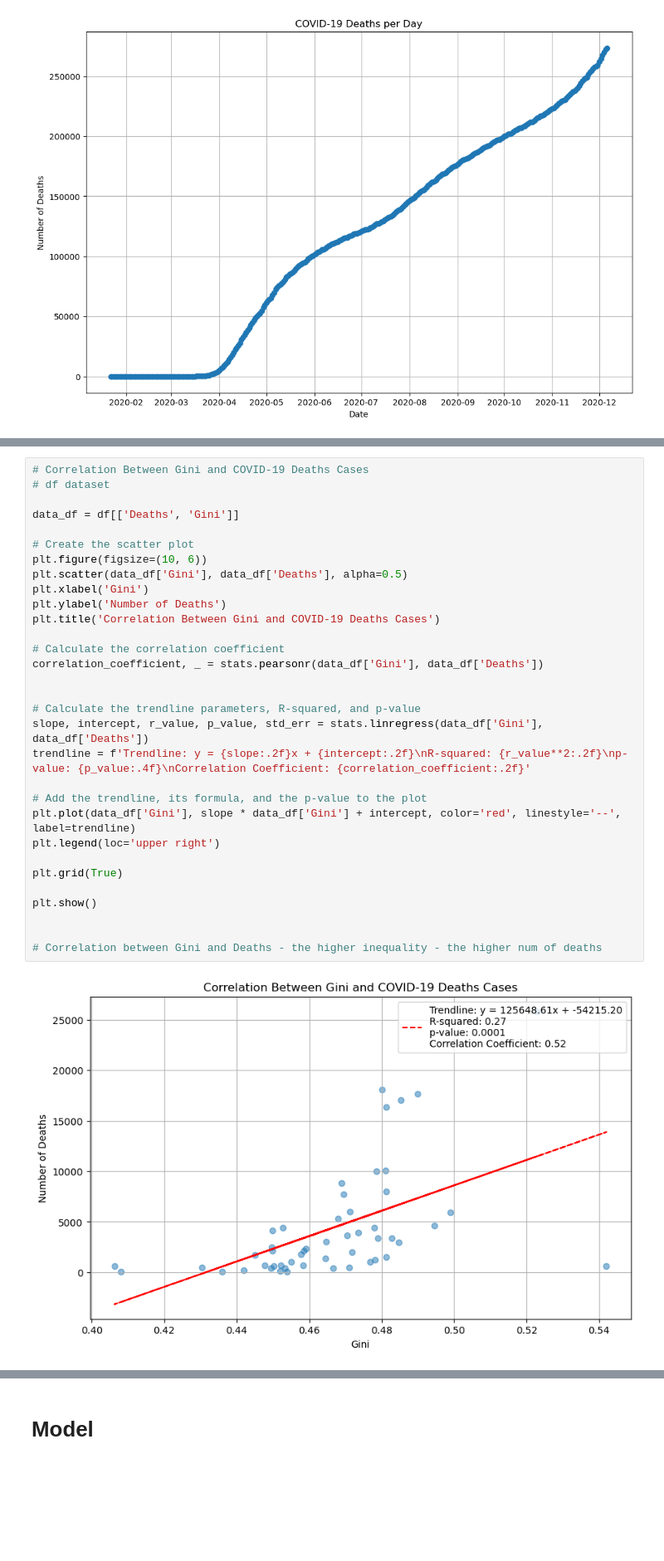
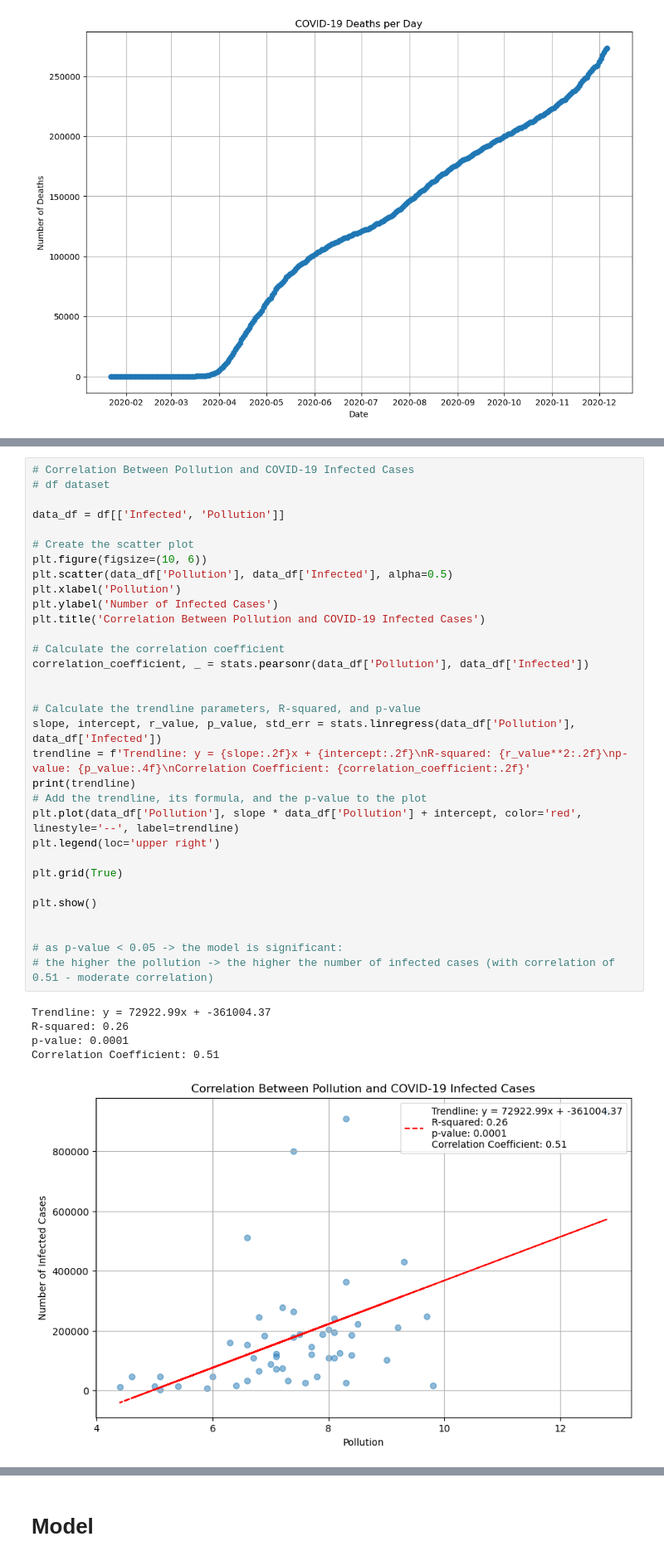
Before and after one commit to viktoriia-yuzkiv/COVID19-Spread-Data-Analysis-and-Modeling, a Jupyter notebook: COVID-10 Spread in the U.S..ipynb, the cells around one changed output, grey strips where cells are left out. Shown: that part at 83% size. Saved outputs shown, nothing was run; the diff lists cells and outputs as text; blank space fills up the shorter version.

Commit message:
Updated the charts

```diff
--- a/COVID-10 Spread in the U.S..ipynb
+++ b/COVID-10 Spread in the U.S..ipynb
@@ -328,33 +238,38 @@ plt.show()
-# %%
-# Correlation Between Gini and COVID-19 Deaths Cases
-# df dataset
-
-data_df = df[['Deaths', 'Gini']]
-
-# Create the scatter plot
-plt.figure(figsize=(10, 6))
-plt.scatter(data_df['Gini'], data_df['Deaths'], alpha=0.5)
-plt.xlabel('Gini')
-plt.ylabel('Number of Deaths')
-plt.title('Correlation Between Gini and COVID-19 Deaths Cases')
-
-# Calculate the correlation coefficient
-correlation_coefficient, _ = stats.pearsonr(data_df['Gini'], data_df['Deaths'])
-
-
-# Calculate the trendline parameters, R-squared, and p-value
-slope, intercept, r_value, p_value, std_err = stats.linregress(data_df['Gini'], data_df['Deaths'])
-trendline = f'Trendline: y = {slope:.2f}x + {intercept:.2f}\nR-squared: {r_value**2:.2f}\np-value: {p_value:.4f}\nCorrelation Coefficient: {correlation_coefficient:.2f}'
-
-# Add the trendline, its formula, and the p-value to the plot
-plt.plot(data_df['Gini'], slope * data_df['Gini'] + intercept, color='red', linestyle='--', label=trendline)
-plt.legend(loc='upper right')
-
-plt.grid(True)
-
-plt.show()
-
-
-# Correlation between Gini and Deaths - the higher inequality - the higher num of deaths
-# %% [output]
-[figure, removed]
+# %%
+# Correlation Between Pollution and COVID-19 Infected Cases
+# df dataset
+
+data_df = df[['Infected', 'Pollution']]
+
+# Create the scatter plot
+plt.figure(figsize=(10, 6))
+plt.scatter(data_df['Pollution'], data_df['Infected'], alpha=0.5)
+plt.xlabel('Pollution')
+plt.ylabel('Number of Infected Cases')
+plt.title('Correlation Between Pollution and COVID-19 Infected Cases')
+
+# Calculate the correlation coefficient
+correlation_coefficient, _ = stats.pearsonr(data_df['Pollution'], data_df['Infected'])
+
+
+# Calculate the trendline parameters, R-squared, and p-value
+slope, intercept, r_value, p_value, std_err = stats.linregress(data_df['Pollution'], data_df['Infected'])
+trendline = f'Trendline: y = {slope:.2f}x + {intercept:.2f}\nR-squared: {r_value**2:.2f}\np-value: {p_value:.4f}\nCorrelation Coefficient: {correlation_coefficient:.2f}'
+print(trendline)
+# Add the trendline, its formula, and the p-value to the plot
+plt.plot(data_df['Pollution'], slope * data_df['Pollution'] + intercept, color='red', linestyle='--', label=trendline)
+plt.legend(loc='upper right')
+
+plt.grid(True)
+
+plt.show()
+
+
+# as p-value < 0.05 -> the model is significant:
+# the higher the pollution -> the higher the number of infected cases (with correlation of 0.51 - moderate correlation)
+# %% [output]
+Trendline: y = 72922.99x + -361004.37
+R-squared: 0.26
+p-value: 0.0001
+Correlation Coefficient: 0.51
+[figure, added]
```
Also changed, not shown: parts of 13 cells of this notebook.
